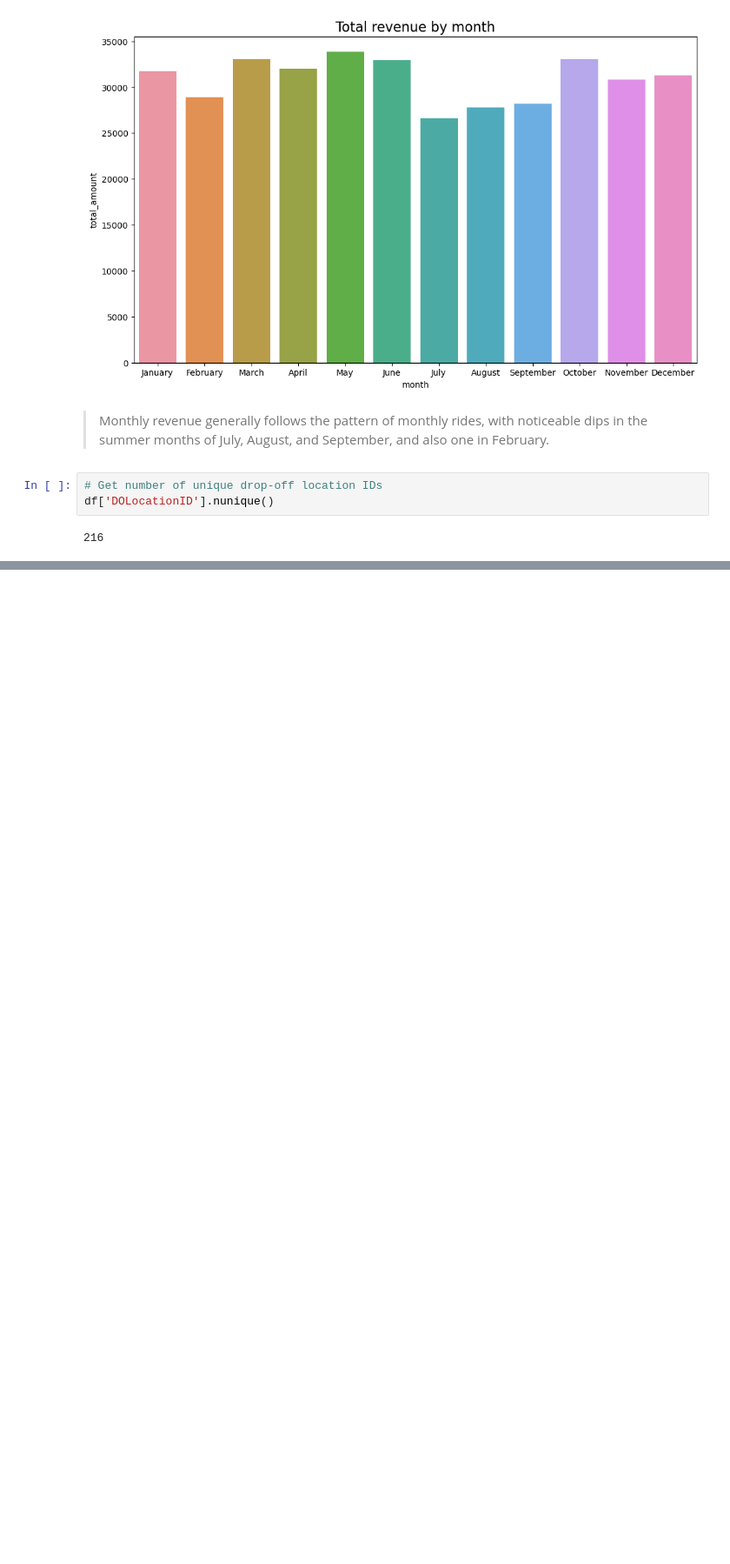
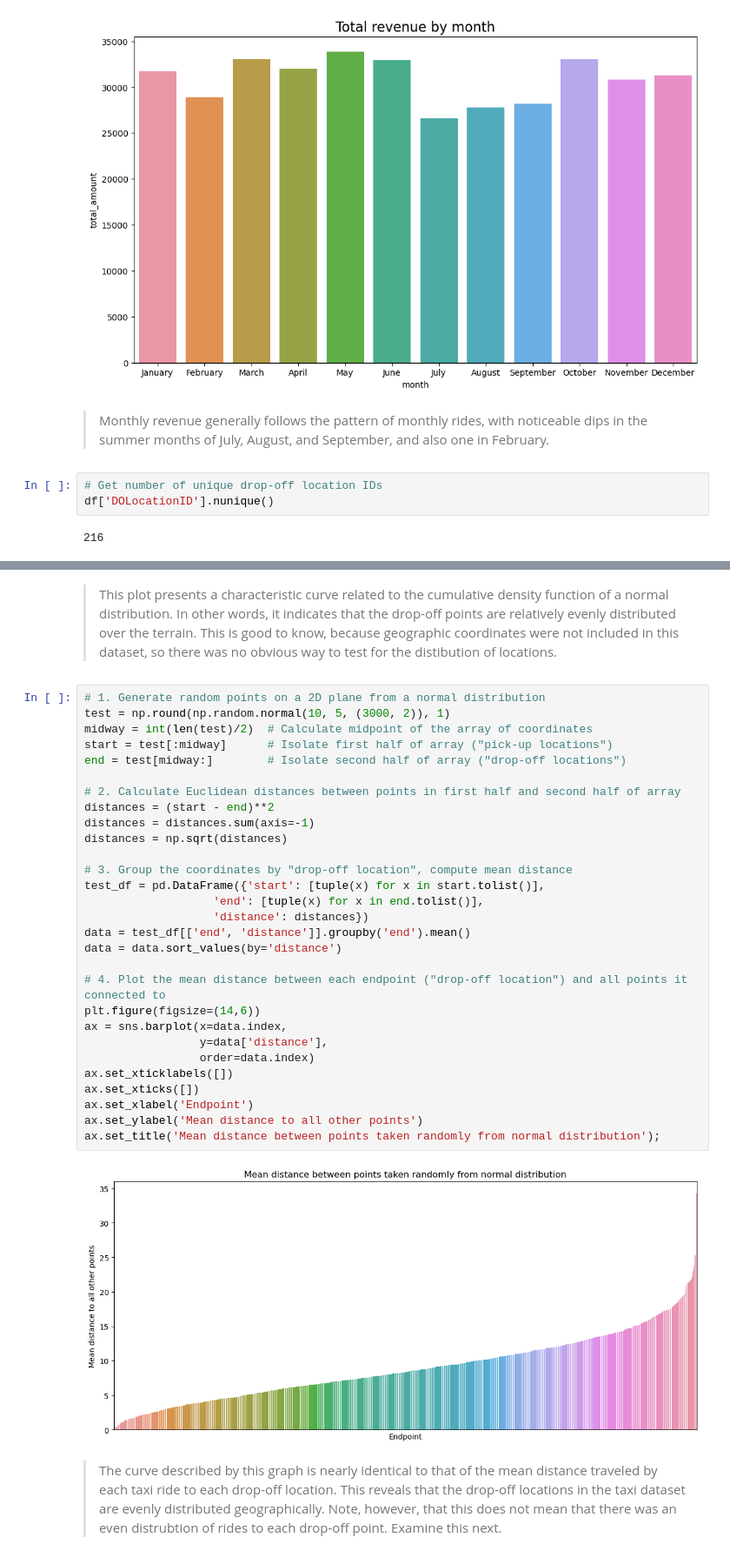
Before and after one commit to alishanstyles/Automatidata, a Jupyter notebook: Untitled.ipynb, the cells around one changed output, grey strips where cells are left out. Shown: that part at 87% size. Drawn from its saved outputs; the diff is of its cells as text; blank space fills up the shorter version.

```diff
--- a/Untitled.ipynb
+++ b/Untitled.ipynb
@@ -361,0 +386,35 @@ TypeError: Series.sort_values() got an unexpected keyword argument 'by'
+# %% [markdown]
+> This plot presents a characteristic curve related to the cumulative density function of a normal distribution. In other words, it indicates that the drop-off points are relatively evenly distributed over the terrain. This is good to know, because geographic coordinates were not included in this dataset, so there was no obvious way to test for the distibution of locations.
+# %%
+# 1. Generate random points on a 2D plane from a normal distribution
+test = np.round(np.random.normal(10, 5, (3000, 2)), 1)
+midway = int(len(test)/2)  # Calculate midpoint of the array of coordinates
+start = test[:midway]      # Isolate first half of array ("pick-up locations")
+end = test[midway:]        # Isolate second half of array ("drop-off locations")
+
+# 2. Calculate Euclidean distances between points in first half and second half of array
+distances = (start - end)**2
+distances = distances.sum(axis=-1)
+distances = np.sqrt(distances)
+
+# 3. Group the coordinates by "drop-off location", compute mean distance
+test_df = pd.DataFrame({'start': [tuple(x) for x in start.tolist()],
+                   'end': [tuple(x) for x in end.tolist()],
+                   'distance': distances})
+data = test_df[['end', 'distance']].groupby('end').mean()
+data = data.sort_values(by='distance')
+
+# 4. Plot the mean distance between each endpoint ("drop-off location") and all points it connected to
+plt.figure(figsize=(14,6))
+ax = sns.barplot(x=data.index,
+                 y=data['distance'],
+                 order=data.index)
+ax.set_xticklabels([])
+ax.set_xticks([])
+ax.set_xlabel('Endpoint')
+ax.set_ylabel('Mean distance to all other points')
+ax.set_title('Mean distance between points taken randomly from normal distribution');
+# %% [output]
+[figure, added]
+# %% [markdown]
+> The curve described by this graph is nearly identical to that of the mean distance traveled by each taxi ride to each drop-off location. This reveals that the drop-off locations in the taxi dataset are evenly distributed geographically. Note, however, that this does not mean that there was an even distrubtion of rides to each drop-off point. Examine this next.
```
Also changed, not shown: parts of 9 cells of this notebook.
